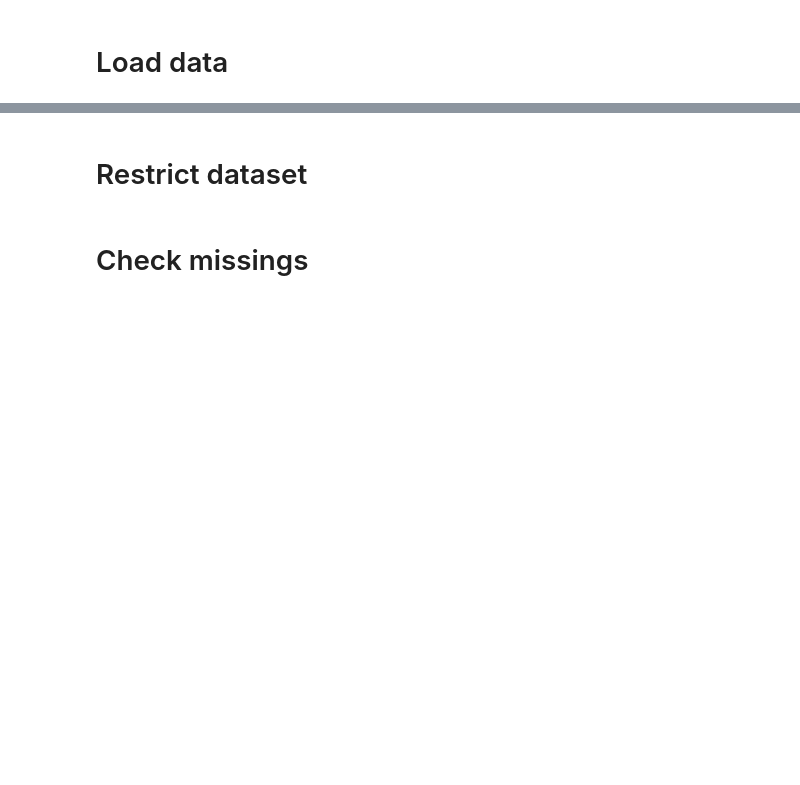
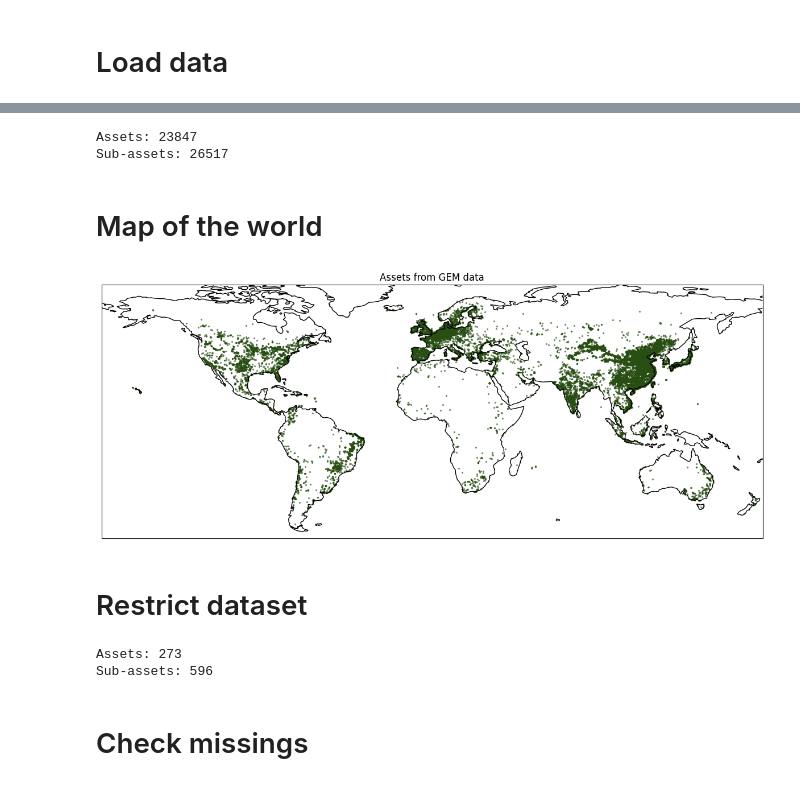
Before and after one commit to wuntunsun/eudr-exposure, a Jupyter notebook: eda.ipynb, the cells around one changed output, grey strips where cells are left out. Cells and saved outputs as stored; diff of their text form; code cells hidden in the pictures; blank space fills up the shorter version.

Commit message:
Commit of EDA file + gitignore of data/*.tif files

```diff
--- a/eda.ipynb
+++ b/eda.ipynb
@@ -27,7 +34,53 @@ df.head()
+# %%
+print(f"Assets: {df.uid_gem.nunique()}")
+print(f"Sub-assets: {df.shape[0]}")
+# %% [output]
+Assets: 23847
+Sub-assets: 26517
+# %% [markdown]
+# Map of the world
+# %%
+# Create a map of Brazil
+fig = plt.figure(figsize=(15, 10))
+ax = plt.axes(projection=ccrs.PlateCarree())
+# ax.set_extent([-70, -30, -40, 0])  # Define the extent of the map (lon_min, lon_max, lat_min, lat_max)
+
+# Plot assets
+ax.scatter(df['longitude'], df['latitude'],
+           marker='o',
+           s=2, alpha = 0.5,
+           transform=ccrs.PlateCarree(), color = forest)
+
+# Add map features
+ax.coastlines()
+
+# Add country borders
+# ax.add_feature(cfeature.BORDERS, linestyle='-', linewidth=1)
+
+
+
+# Add title and labels
+plt.title('Assets from GEM data')
+plt.xlabel('Longitude')
+plt.ylabel('Latitude')
+
+# Show the plot
+plt.show()
+
+# save the plot
+fig.savefig('graphs/map_assets_all.png', bbox_inches='tight')
+# %% [output]
+[figure, added]
 # %% [markdown]
 # Restrict dataset
 # %%
 df = df[df.latitude.between(-30, -10) & df.longitude.between(-60, -40)]
+# %%
+print(f"Assets: {df.uid_gem.nunique()}")
+print(f"Sub-assets: {df.shape[0]}")
+# %% [output]
+Assets: 273
+Sub-assets: 596
 # %% [markdown]
 # Check missings
 # %%
```
Also changed, not shown: parts of 10 cells of this notebook, 3 other files.
